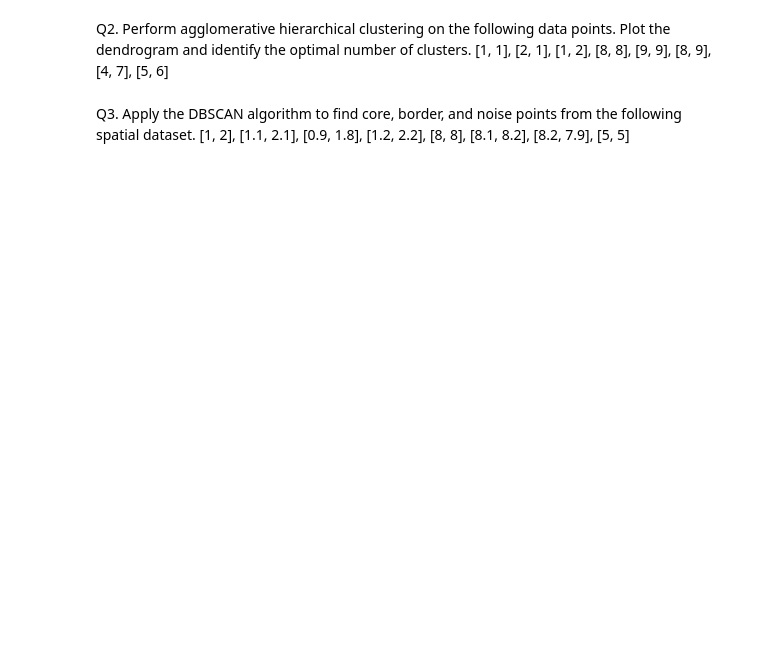
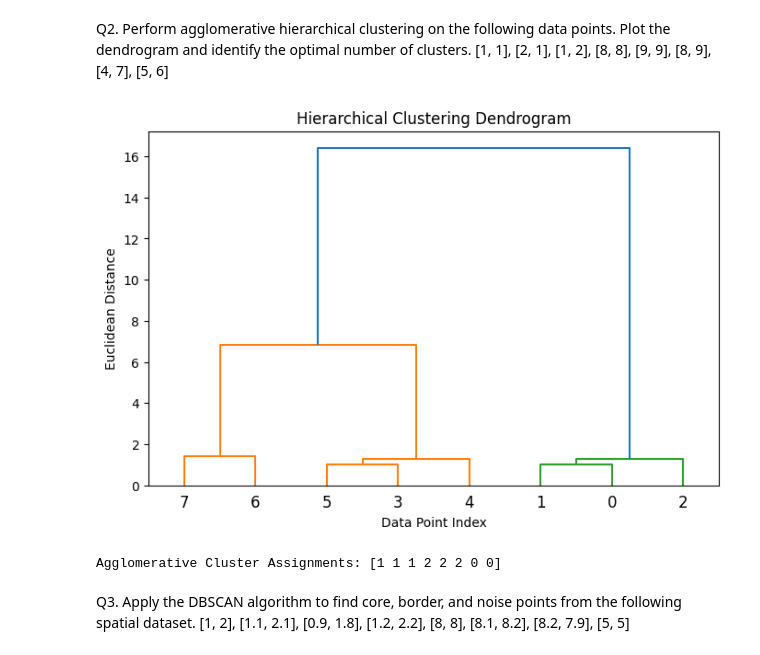
Before and after one commit to Nirika-Lamichhane/DataMiningLab2083, a Jupyter notebook: lab5.ipynb, the cells around one changed output. Cells and saved outputs as stored; diff of their text form; code cells hidden in the pictures; blank space fills up the shorter version.

```diff
--- a/lab5.ipynb
+++ b/lab5.ipynb
@@ -52,6 +55,37 @@ plt.show()
 # %% [markdown]
 Q2. Perform agglomerative hierarchical clustering on the following data points. Plot the dendrogram and identify the optimal number of clusters.
 [1, 1], [2, 1], [1, 2], [8, 8], [9, 9], [8, 9], [4, 7], [5, 6]
+# %%
+from scipy.cluster.hierarchy import dendrogram, linkage
+from sklearn.cluster import AgglomerativeClustering
+
+# Given data points
+X2 = np.array([
+    [1, 1], [2, 1], [1, 2],
+    [8, 8], [9, 9], [8, 9],
+    [4, 7], [5, 6]
+])
+
+# Compute linkage matrix using Ward's method
+linked = linkage(X2, method='ward')
+
+# Plotting the Dendrogram
+plt.figure(figsize=(8, 5))
+dendrogram(linked, orientation='top', distance_sort='descending', show_leaf_counts=True)
+plt.title('Hierarchical Clustering Dendrogram')
+plt.xlabel('Data Point Index')
+plt.ylabel('Euclidean Distance')
+plt.show()
+
+# Applying Agglomerative Clustering (based on dendrogram, optimal clusters = 3)
+optimal_clusters_hc = 3
+hc = AgglomerativeClustering(n_clusters=optimal_clusters_hc, metric='euclidean', linkage='ward')
+y_hc = hc.fit_predict(X2)
+
+print(f"Agglomerative Cluster Assignments: {y_hc}")
+# %% [output]
+[figure, added]
+Agglomerative Cluster Assignments: [1 1 1 2 2 2 0 0]
 # %% [markdown]
 Q3. Apply the DBSCAN algorithm to find core, border, and noise points from the
 following spatial dataset.
```
Also changed, not shown: parts of 3 cells of this notebook.
